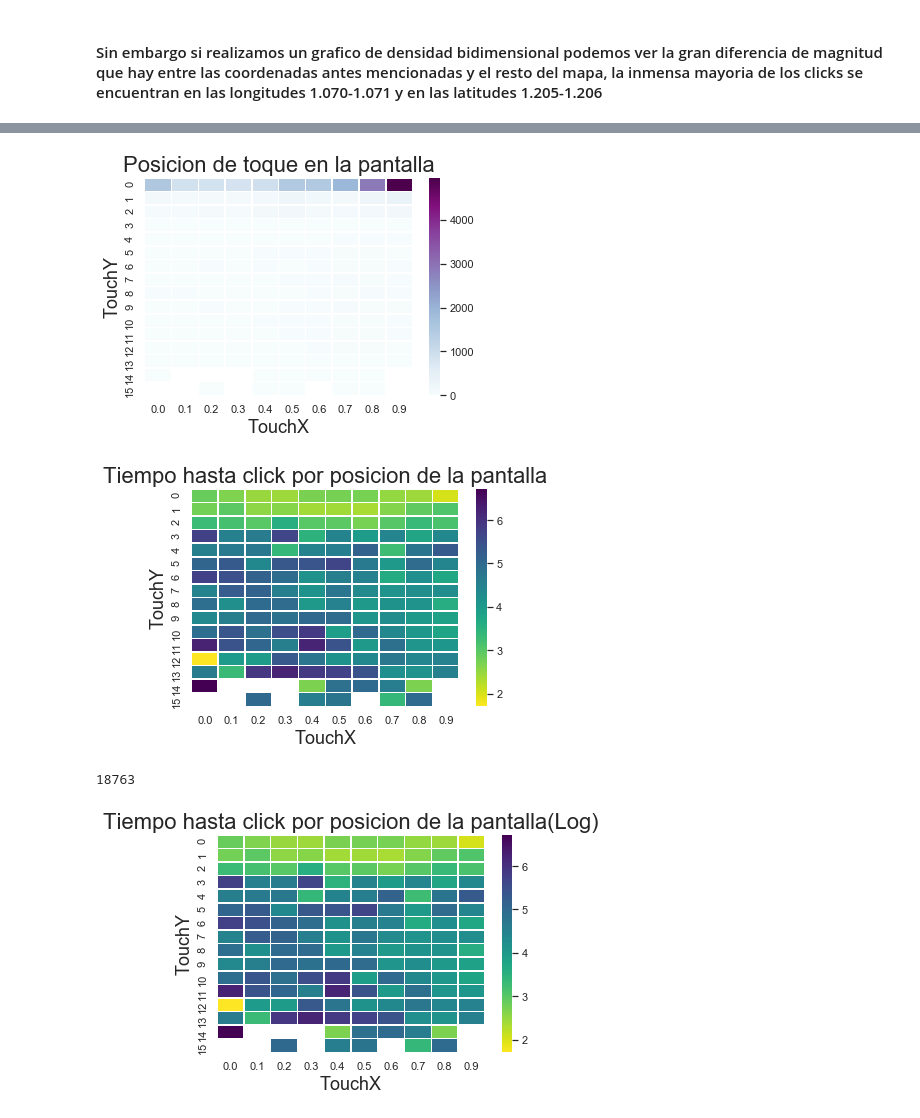
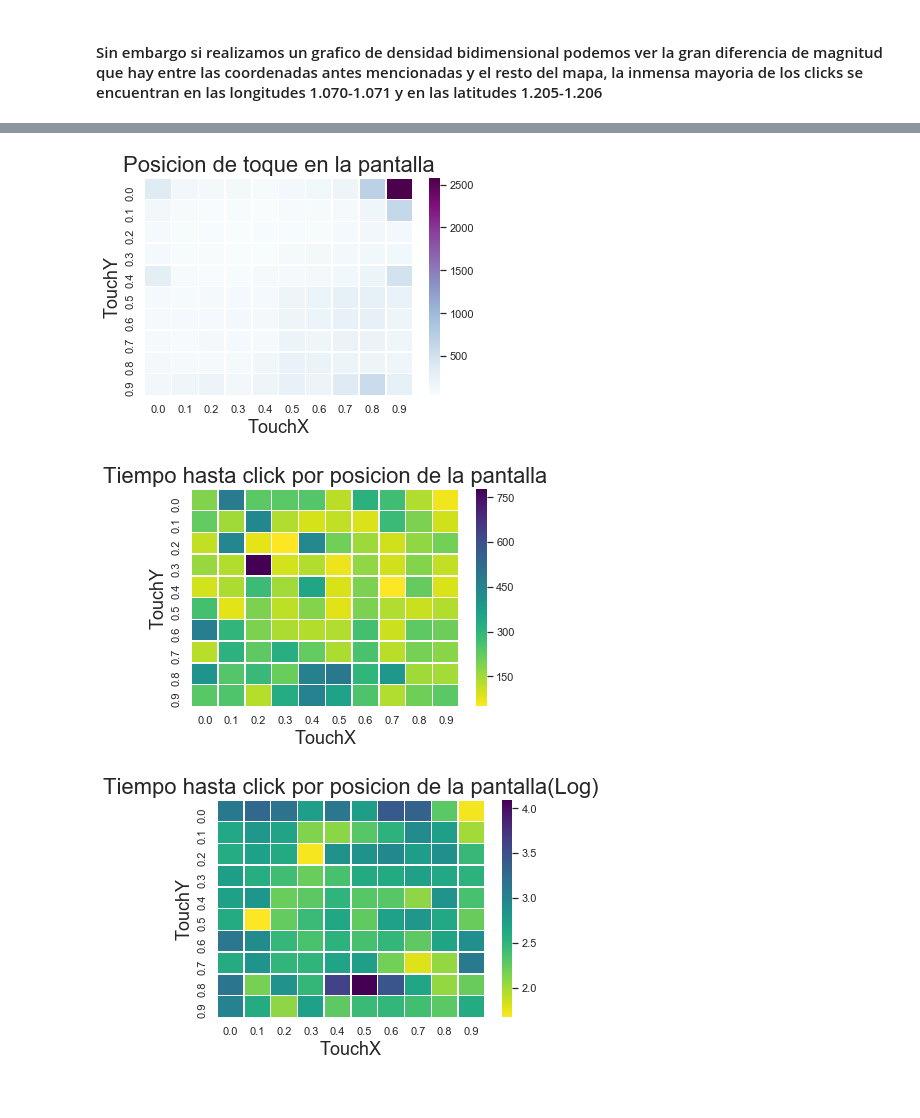
Before and after one commit to EugeniaFranchi/TP-Datos-2019, a Jupyter notebook: Clicks.ipynb, the cells around one changed output, grey strips where cells are left out. Cells and saved outputs as stored; diff of their text form; code cells hidden in the pictures.

Commit message:
Graficos de sources y corregido grafico de touchX,Y

```diff
--- a/Clicks.ipynb
+++ b/Clicks.ipynb
@@ -129,3 +131,5 @@ clicks = clicks.drop("action_id", axis=1)
+# %%
+clicks.drop(clicks[clicks["touchY"] > 1].index, inplace=True)
 # %%
 clicks.sample(5)
 # %% [output]
@@ -302,6 +274,6 @@ clicks.sample(5)
 # %%
 clicks['touchXCategorico'] = pd.cut(clicks['touchX'], bins=[0,0.1,0.2,0.3,0.4,0.5,0.6,0.7,0.8,0.9,1], include_lowest=True,labels=[0,0.1,0.2,0.3,0.4,0.5,0.6,0.7,0.8,0.9])
-clicks['touchYCategorico'] = pd.cut(clicks['touchY'], bins=[0,1,2,3,4,5,6,7,8,9,10,11,12,13,14,15,16.60], include_lowest=True,labels=[0,1,2,3,4,5,6,7,8,9,10,11,12,13,14,15])
+clicks['touchYCategorico'] = pd.cut(clicks['touchY'], bins=[0,0.1,0.2,0.3,0.4,0.5,0.6,0.7,0.8,0.9,1], include_lowest=True,labels=[0,0.1,0.2,0.3,0.4,0.5,0.6,0.7,0.8,0.9])
 # %%
 clicks['actividad'] = 1
 for_heatmap = clicks.pivot_table(columns='touchXCategorico', index='touchYCategorico', values='actividad', aggfunc='sum')
@@ -311,7 +283,7 @@ g.set_title("Posicion de toque en la pantalla", fontsize=22)
 g.set_xlabel("TouchX",fontsize=18)
 g.set_ylabel("TouchY", fontsize=18);
 # %% [output]
-[figure, old version]
+[figure, new version]
 # %%
 timeToClick_heatmap = clicks.pivot_table(columns='touchXCategorico', index='touchYCategorico', values='timeToClick')
 # %%
@@ -320,10 +292,6 @@ g.set_title("Tiempo hasta click por posicion de la pantalla", fontsize=22)
 g.set_xlabel("TouchX",fontsize=18)
 g.set_ylabel("TouchY", fontsize=18);
 # %% [output]
-[figure, old version]
+[figure, new version]
-# %%
-len(clicks[(clicks["timeToClick"] < 150) & (clicks["timeToClick"] > 0)])
-# %% [output]
-18763
 # %%
 clicks["timeToClickLog"] = np.log(clicks["timeToClick"])
@@ -332,12 +298,12 @@ clicks_con_ventana_de_timetoclick = clicks[(clicks["timeToClick"] < 100) & (clic
 # %%
-timeToClick_heatmap = clicks.pivot_table(columns='touchXCategorico', index='touchYCategorico', values='timeToClickLog')
+timeToClick_log_heatmap = clicks.pivot_table(columns='touchXCategorico', index='touchYCategorico', values='timeToClickLog')
 # %%
-g = sns.heatmap(timeToClick_heatmap, linewidths=.5, cmap="viridis_r") # annot=True
+g = sns.heatmap(timeToClick_log_heatmap, linewidths=.5, cmap="viridis_r") # annot=True
 g.set_title("Tiempo hasta click por posicion de la pantalla(Log)", fontsize=22)
 g.set_xlabel("TouchX",fontsize=18)
 g.set_ylabel("TouchY", fontsize=18);
 # %% [output]
-[figure, old version]
+[figure, new version]
 # %%
 clicks["created"] = clicks["created"].astype("datetime64")
 # %%
```
Also changed, not shown: parts of 24 cells of this notebook.
